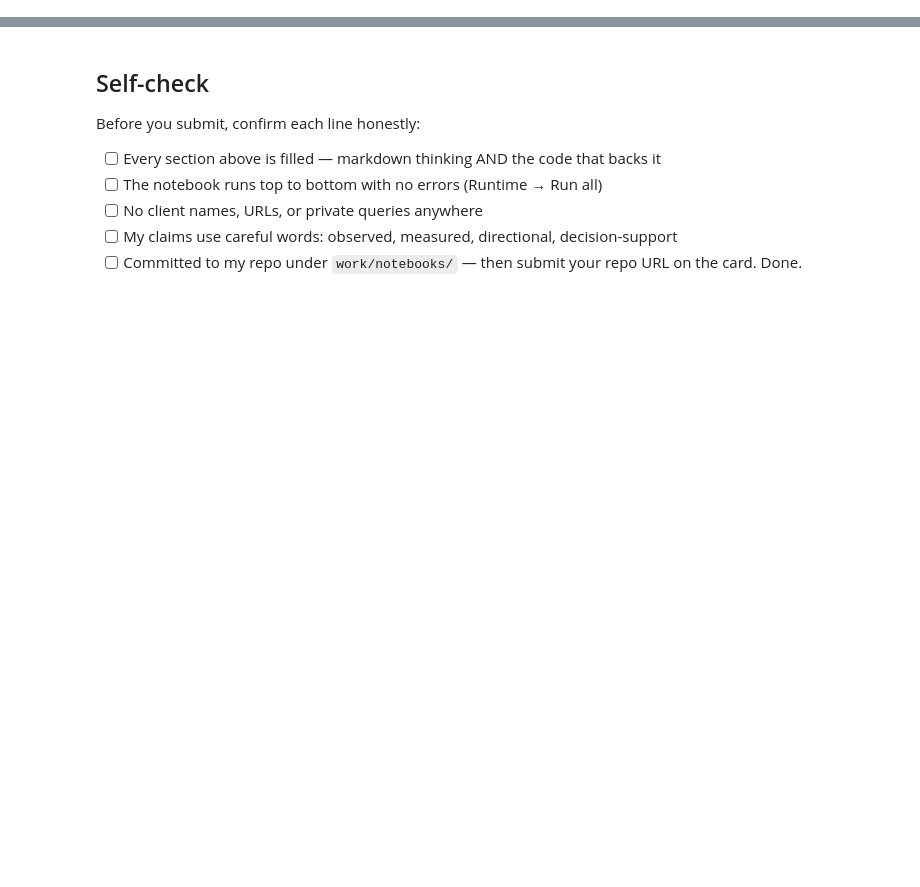
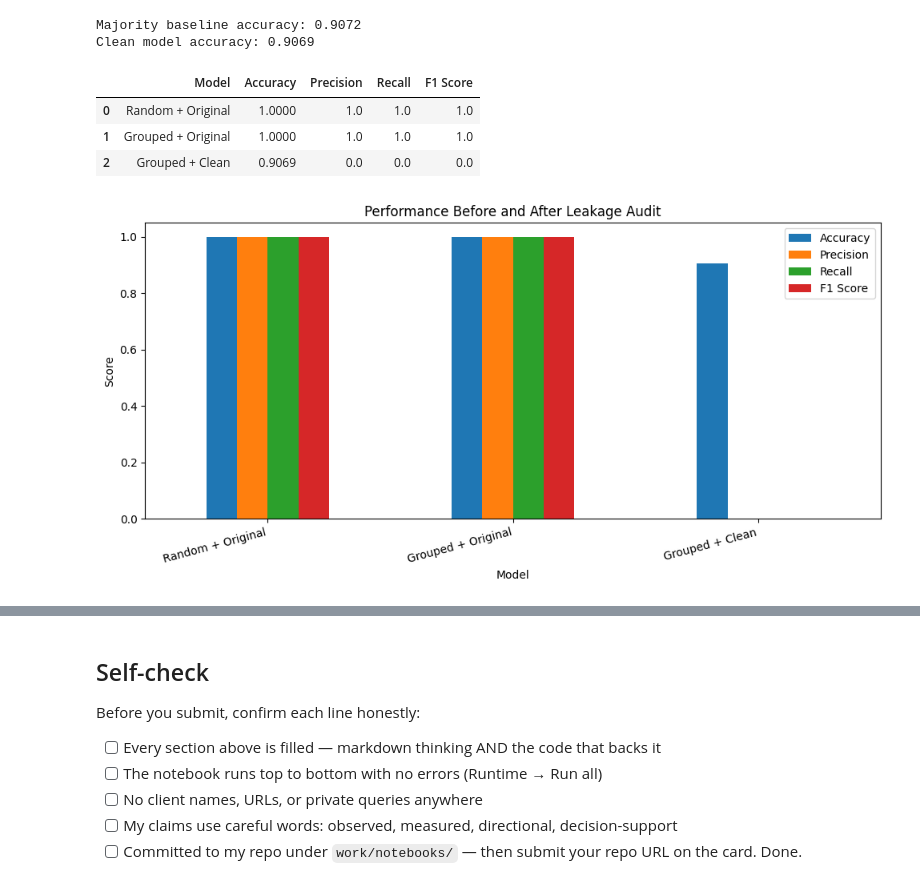
Before and after one commit to pakizahassan/flyrank-ml-internship, a Jupyter notebook: work/notebooks/w06_validation_audit.ipynb, the cells around one changed output, grey strips where cells are left out. Drawn from its saved outputs; the diff is of its cells as text; code cells hidden in the pictures; blank space fills up the shorter version.

Commit message:
giComplete Week 6 validation and leakage audit

```diff
--- a/work/notebooks/w06_validation_audit.ipynb
+++ b/work/notebooks/w06_validation_audit.ipynb
@@ -36,0 +292,49 @@ This skeleton is yours to fill. Work the sections **in order** — each one has
+# %%
+baseline = max(
+    np.mean(y[g_test] == 0),
+    np.mean(y[g_test] == 1)
+)
+
+print("Majority baseline accuracy:", round(baseline, 4))
+print("Clean model accuracy:", round(clean_metrics["Accuracy"], 4))
+# %% [output]
+Majority baseline accuracy: 0.9072
+Clean model accuracy: 0.9069
+# %%
+final_comparison = pd.DataFrame([
+    {
+        "Model": "Random + Original",
+        **random_metrics
+    },
+    {
+        "Model": "Grouped + Original",
+        **grouped_metrics
+    },
+    {
+        "Model": "Grouped + Clean",
+        **clean_metrics
+    }
+])
+
+display(final_comparison.round(4))
+# %% [output]
+|  | Model | Accuracy | Precision | Recall | F1 Score |
+| 0 | Random + Original | 1.0000 | 1.0 | 1.0 | 1.0 |
+| 1 | Grouped + Original | 1.0000 | 1.0 | 1.0 | 1.0 |
+| 2 | Grouped + Clean | 0.9069 | 0.0 | 0.0 | 0.0 |
+# %%
+final_comparison.set_index("Model")[
+    ["Accuracy", "Precision", "Recall", "F1 Score"]
+].plot(
+    kind="bar",
+    figsize=(10, 5)
+)
+
+plt.title("Performance Before and After Leakage Audit")
+plt.ylabel("Score")
+plt.ylim(0, 1.05)
+plt.xticks(rotation=15, ha="right")
+plt.tight_layout()
+plt.show()
+# %% [output]
+[figure, added]
```
Also changed, not shown: parts of 23 cells of this notebook.
